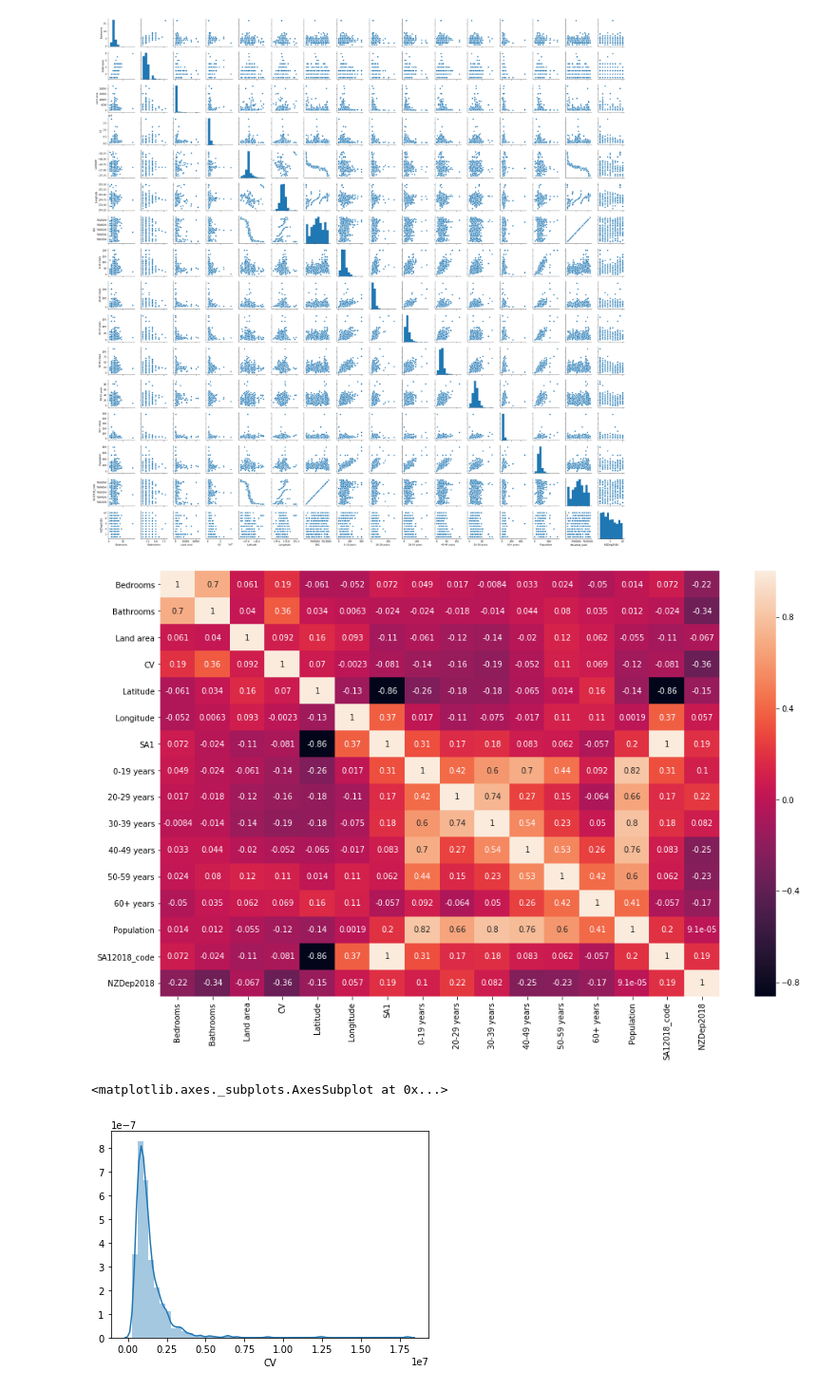
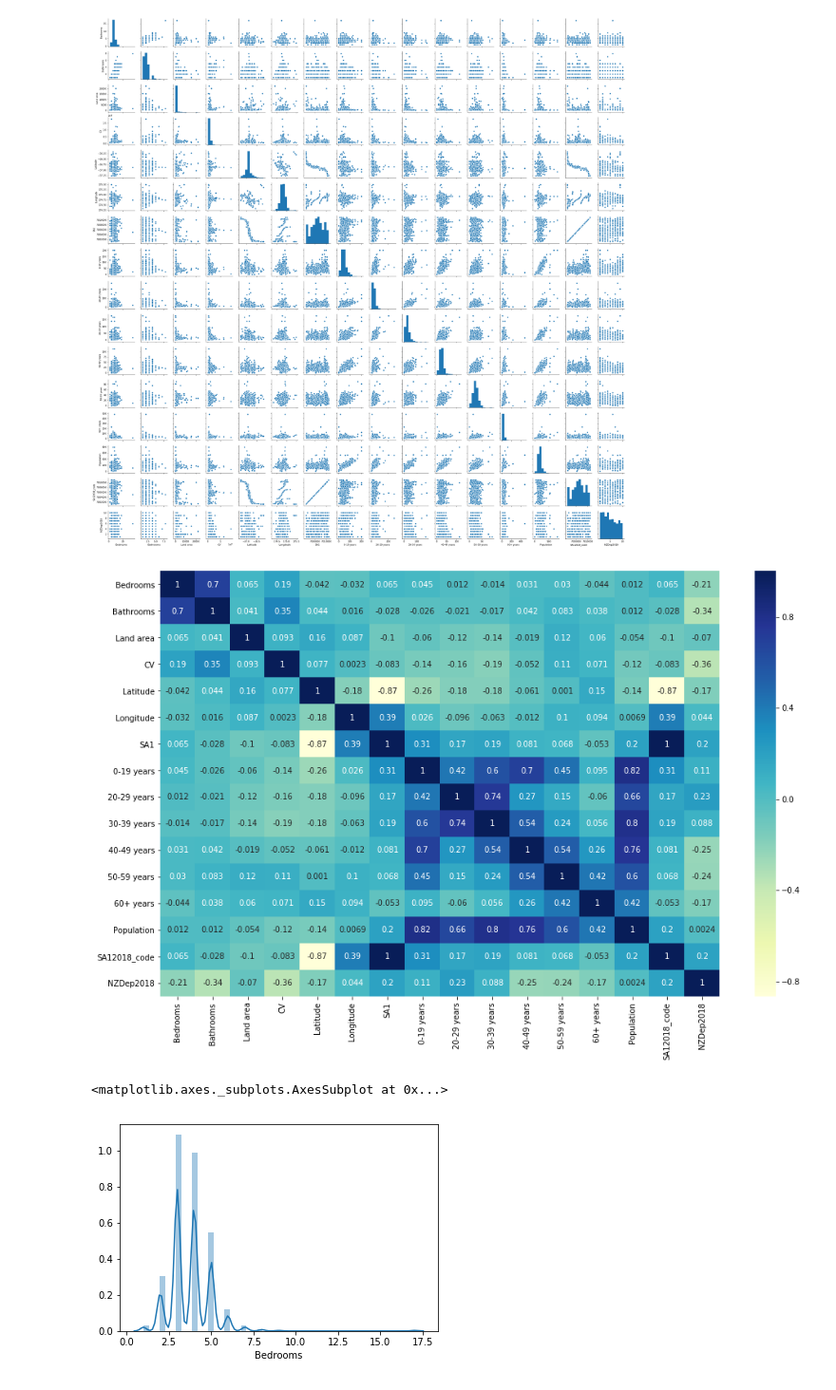
Before and after one commit to hzha579/MSA-2020-Phase-1, a Jupyter notebook: utf-8''property-analysis.ipynb, the cells around one changed output. Shown at 95% size. Saved outputs shown, nothing was run; the diff lists cells and outputs as text; code cells hidden in the pictures.

```diff
--- a/utf-8''property-analysis.ipynb
+++ b/utf-8''property-analysis.ipynb
@@ -243,3 +240,5 @@ Population      0
 SA12018_code    0
 NZDep2018       0
 dtype: int64
+# %%
+house_prices = house_prices.dropna()
@@ -296,14 +317,14 @@ sns.pairplot(house_prices, height = 2.0)
 # %%
 ax, fig = plt.subplots(figsize=(16,10))
 correlation_matrix = house_prices.corr()
-sns.heatmap(correlation_matrix, annot = True)
+sns.heatmap(correlation_matrix, annot = True, cmap = "YlGnBu")
 plt.show()
 # %% [output]
-[figure, old version]
+[figure, new version]
 # %%
-sns.distplot(house_prices['CV'])
+sns.distplot(house_prices['Bedrooms'])
 # %% [output]
 <matplotlib.axes._subplots.AxesSubplot at 0x...>
-[figure, old version]
+[figure, new version]
 # %%
 from sklearn.model_selection import train_test_split
```
Also changed, not shown: parts of 28 cells of this notebook.
